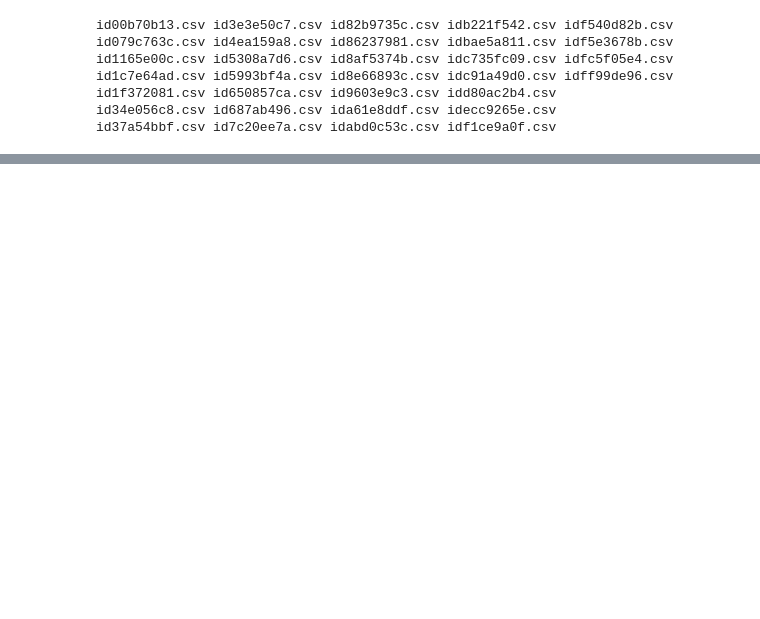
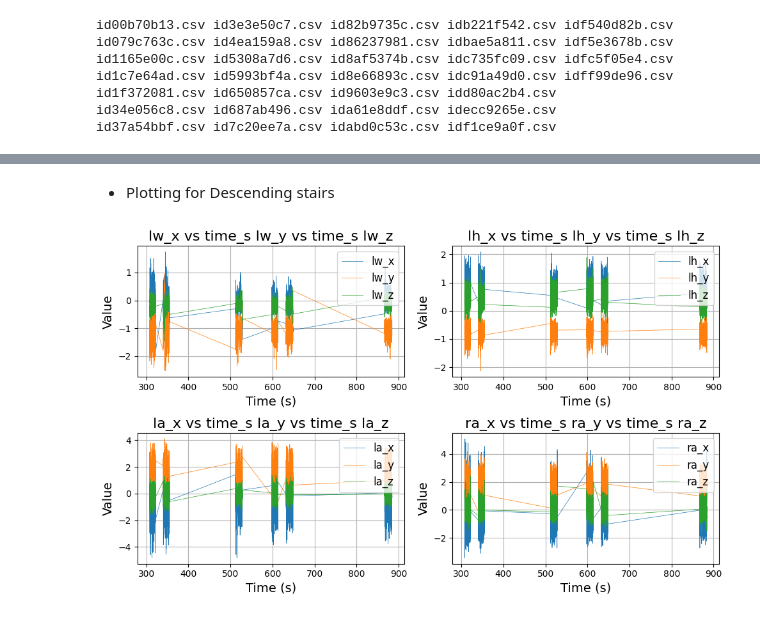
Before and after one commit to yalda-amirsoleymani/har-dataset-processing, a Jupyter notebook: data_preprocessing.ipynb, the cells around one changed output, grey strips where cells are left out. Cells and saved outputs as stored; diff of their text form; code cells hidden in the pictures; blank space fills up the shorter version.

```diff
--- a/data_preprocessing.ipynb
+++ b/data_preprocessing.ipynb
@@ -251,0 +154,7 @@ def data_processed(df):
+# %% [markdown]
+- Plotting for Descending stairs
+# %%
+df = separate_activity(sample_df,2)
+make_x_y_z_plot(df)
+# %% [output]
+[figure, added]
```
Also changed, not shown: parts of 33 cells of this notebook.
